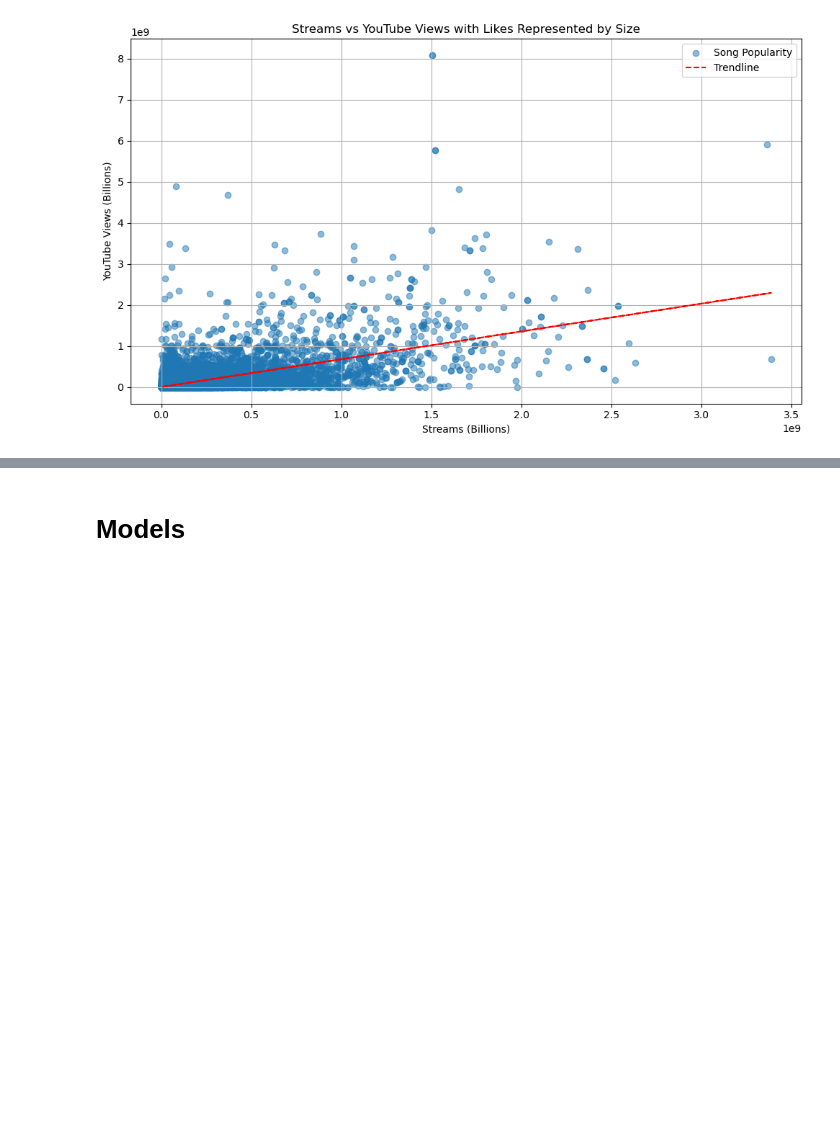
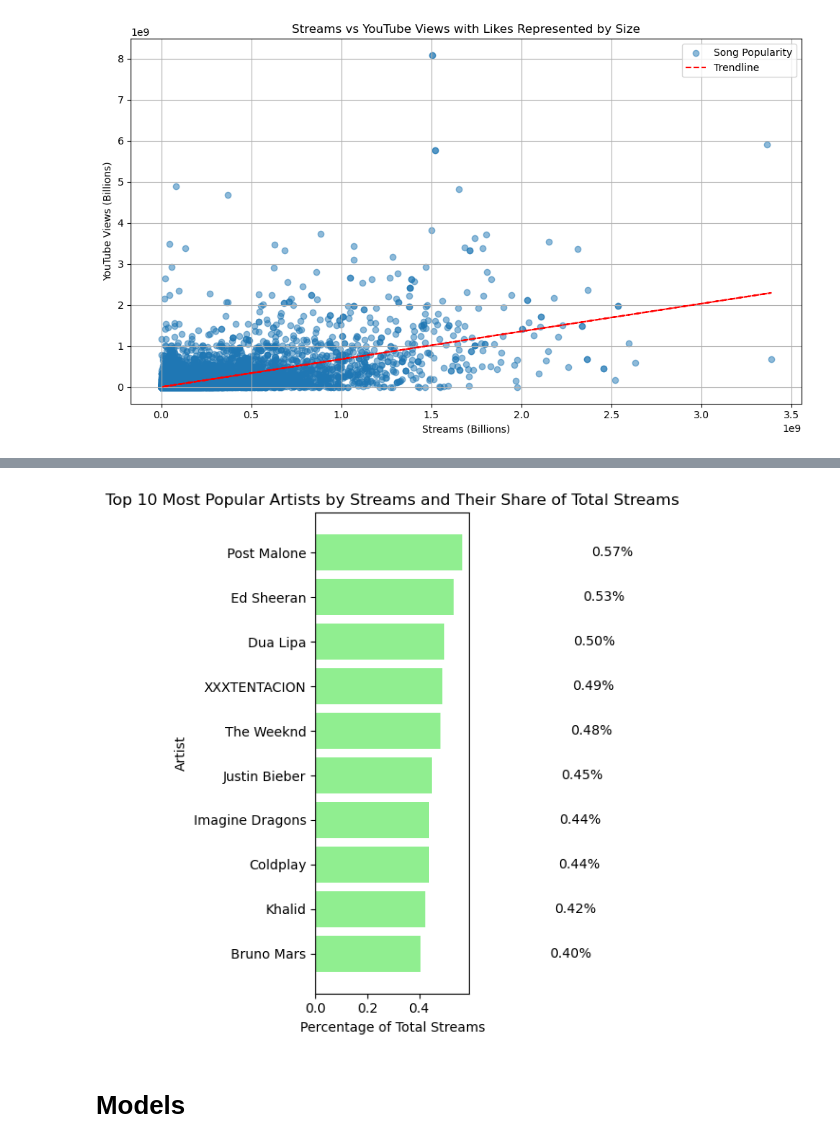
Before and after one commit to dparcon/Project_4_Group_2, a Jupyter notebook: spotify_youtube_song_analysis.ipynb, the cells around one changed output, grey strips where cells are left out. Cells and saved outputs as stored; diff of their text form; code cells hidden in the pictures; blank space fills up the shorter version.

```diff
--- a/spotify_youtube_song_analysis.ipynb
+++ b/spotify_youtube_song_analysis.ipynb
@@ -219,3 +247,31 @@ plt.show()
+# %%
+# Assuming 'spotify_youtube_df' is your DataFrame containing 'artist' and 'stream' columns
+# First, group by artist and sum their total streams
+artist_streams = spotify_youtube_df.groupby('artist')['stream'].sum().reset_index()
+
+# Sort the artists by the total streams in descending order and select the top 10
+top_10_artists = artist_streams.sort_values(by='stream', ascending=False).head(10)
+
+# Calculate the percentage of total streams for each of the top 10 artists
+total_streams = spotify_youtube_df['stream'].sum()
+top_10_artists['percent_of_total'] = (top_10_artists['stream'] / total_streams) * 100
+
+# Plot the bar chart
+plt.figure(figsize=(10, 6))
+plt.barh(top_10_artists['artist'], top_10_artists['percent_of_total'], color='lightgreen')
+plt.xlabel('Percentage of Total Streams')
+plt.ylabel('Artist')
+plt.title('Top 10 Most Popular Artists by Streams and Their Share of Total Streams')
+plt.gca().invert_yaxis()  # Invert y-axis so that the highest value is at the top
+
+# Add percentage labels to each bar
+for index, value in enumerate(top_10_artists['percent_of_total']):
+    plt.text(value + 0.5, index, f"{value:.2f}%", va='center')
+
+plt.tight_layout()
+plt.show()
+# %% [output]
+[figure, added]
 # %% [markdown]
 # Models
 # %%
```
Also changed, not shown: parts of 1 cell of this notebook.
